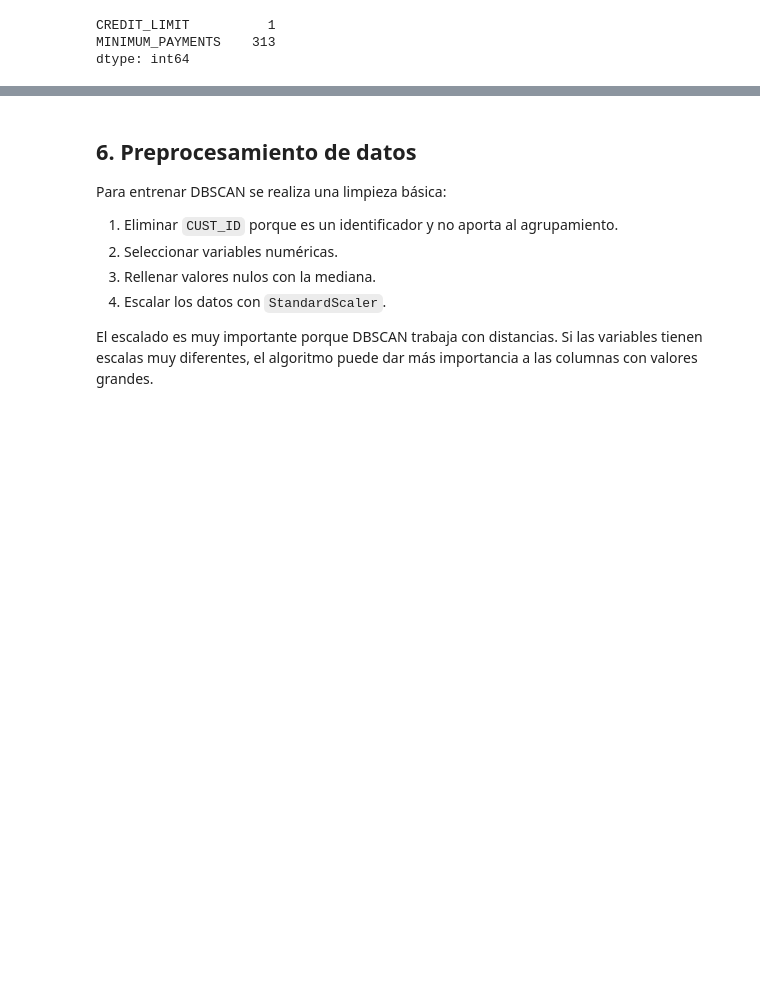
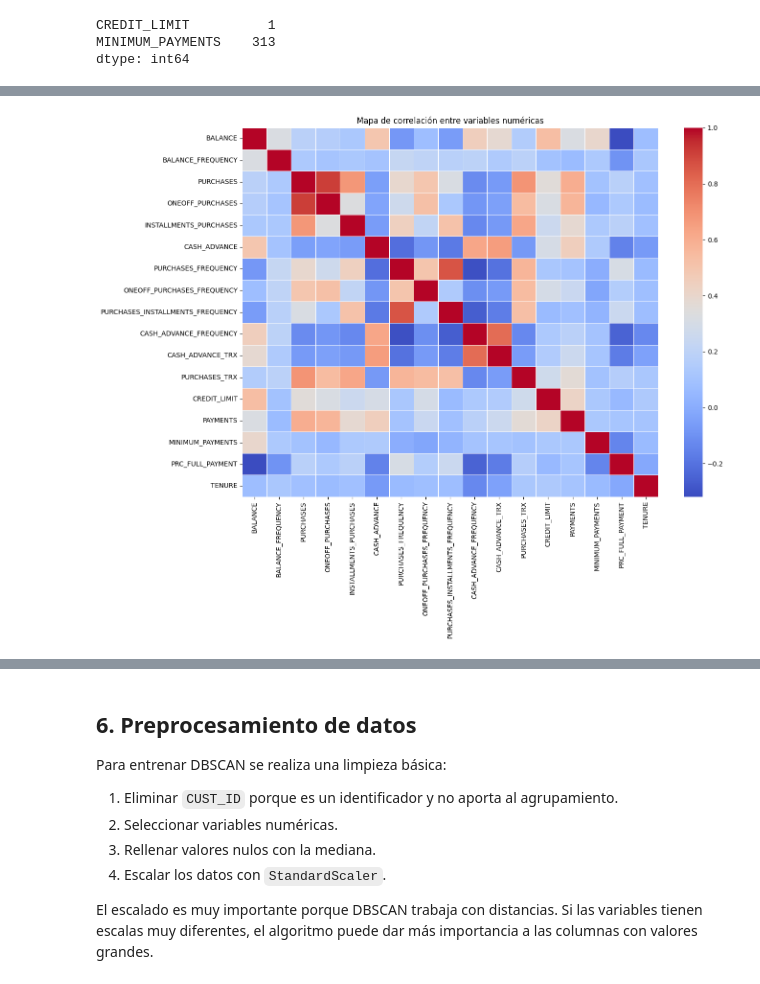
Before and after one commit to Sebasg23/Proyecto-DBSCAN, a Jupyter notebook: notebooks/Grupo2_Notebook_DBSCAN_Librerias.ipynb, the cells around one changed output, grey strips where cells are left out. Saved outputs shown, nothing was run; the diff lists cells and outputs as text; code cells hidden in the pictures; blank space fills up the shorter version.

Commit message:
se agrega eda al entrenamiento

```diff
--- a/notebooks/Grupo2_Notebook_DBSCAN_Librerias.ipynb
+++ b/notebooks/Grupo2_Notebook_DBSCAN_Librerias.ipynb
@@ -237,0 +313,23 @@ df.describe()
+# %%
+# Mapa de calor de correlaciones
+
+import seaborn as sns
+
+# Se elimina CUST_ID porque es un identificador y no aporta al análisis numérico
+df_correlacion = df.drop(columns=["CUST_ID"])
+
+plt.figure(figsize=(14, 10))
+
+correlacion = df_correlacion.corr()
+
+sns.heatmap(
+    correlacion,
+    cmap="coolwarm",
+    annot=False,
+    linewidths=0.5
+)
+
+plt.title("Mapa de correlación entre variables numéricas")
+plt.show()
+# %% [output]
+[figure, added]
```
Also changed, not shown: parts of 14 cells of this notebook.
